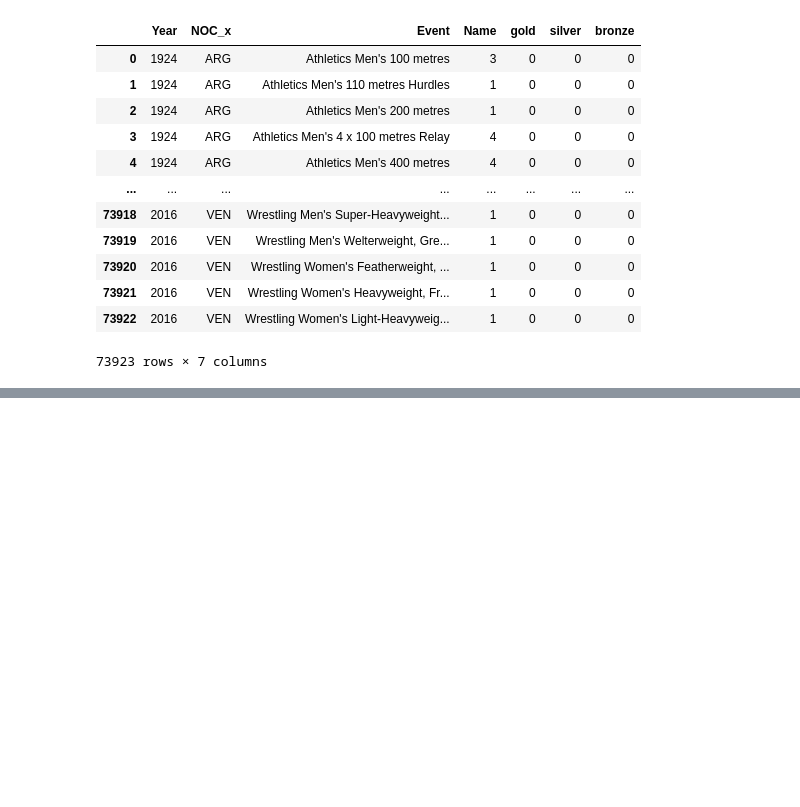
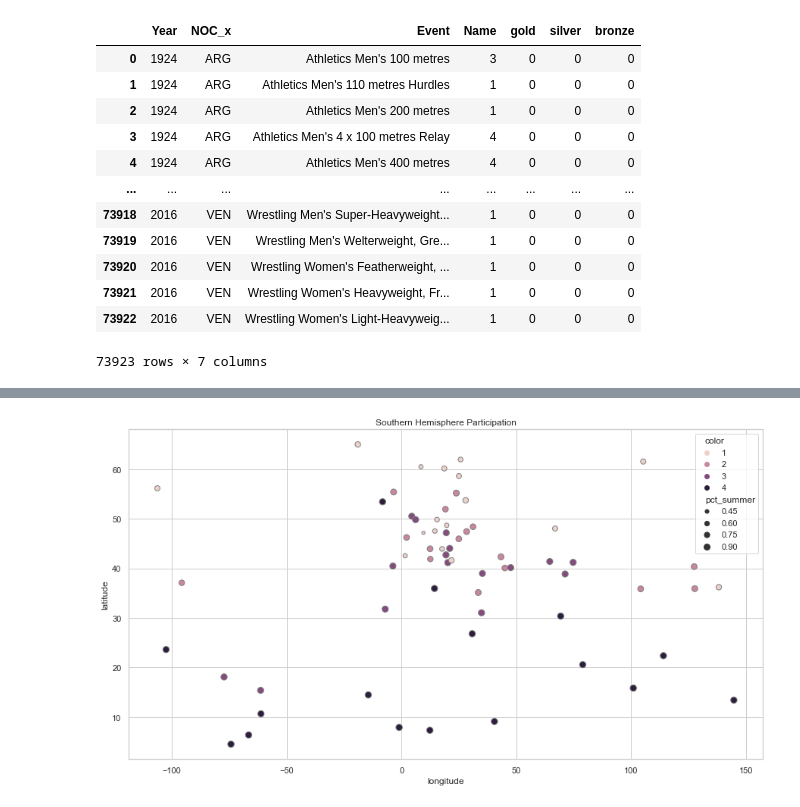
Before and after one commit to eugkik/Project1, a Jupyter notebook: BaseData-Bob Copy.ipynb, the cells around one changed output, grey strips where cells are left out. Saved outputs shown, nothing was run; the diff lists cells and outputs as text; code cells hidden in the pictures; blank space fills up the shorter version.

```diff
--- a/BaseData-Bob Copy.ipynb
+++ b/BaseData-Bob Copy.ipynb
@@ -1,7 +1,6 @@
 # %%
 import pandas as pd
 import matplotlib.pyplot as plt
-plt.rcParams['figure.figsize'] = [6, 4]
 import seaborn as sns
 import numpy as np
 import gmaps
@@ -11,7 +10,6 @@ from config import gkey
 gmaps.configure(api_key=gkey)
 
 %matplotlib inline
-sns.set_style("darkgrid")
 # %%
 # country codes conversion
 country_csv = ("country_codes.csv")
@@ -258,10 +257,11 @@ df_events_g
 | 1766 | 2016 | VEN | Summer | 6.423750 | -66.589730 | 85 |
 1767 rows × 6 columns
 # %%
-df_events_h = df_events_g.pivot(index=['NOC_x', 'Year'], columns=['Season'], values=['Name'])
+df_events_h = df_events_g.pivot(index=['NOC', 'Year'], columns=['Season'], values=['Name'])
+
 df_events_h.replace(np.nan,0,inplace=True)
 df_events_h.reset_index(inplace=True)
 df_events_h.columns = [' '.join(col).strip() for col in df_events_h.columns.values]
 
-df_events_h.head(20)
+df_events_h.columns
 # %% [output]
@@ -285,4 +269,4 @@ df_events_h.head(20)
 # %%
-df_events_i = pd.merge(df_events_h, lat_long_df2, on="NOC_x")
+df_events_i = pd.merge(df_events_h, lat_long_df2, on="NOC")
 df_events_i.head()
 # %% [output]
@@ -322,8 +371,14 @@ df_events_k
 # %%
 # use the scatterplot function to build the bubble map
-sns.scatterplot(data=df_events_k, y="latitude", x="longitude", size="pct_summer", hue = "color", legend=False)
+
+sns.set(rc = {'figure.figsize':(15,8)})
+sns.set_style("whitegrid")
+
+sns.scatterplot(data=df_events_k, y="latitude", x="longitude", size="pct_summer", hue = "color", linewidth = 1, edgecolor="grey").set_title("Southern Hemisphere Participation")
 
 
 # show the graph
-plt.savefig('output/output.png')
+plt.savefig('output/southern_output.png')
 plt.show()
+# %% [output]
+[figure, added]
```
Also changed, not shown: parts of 10 cells of this notebook, 3 other files.
